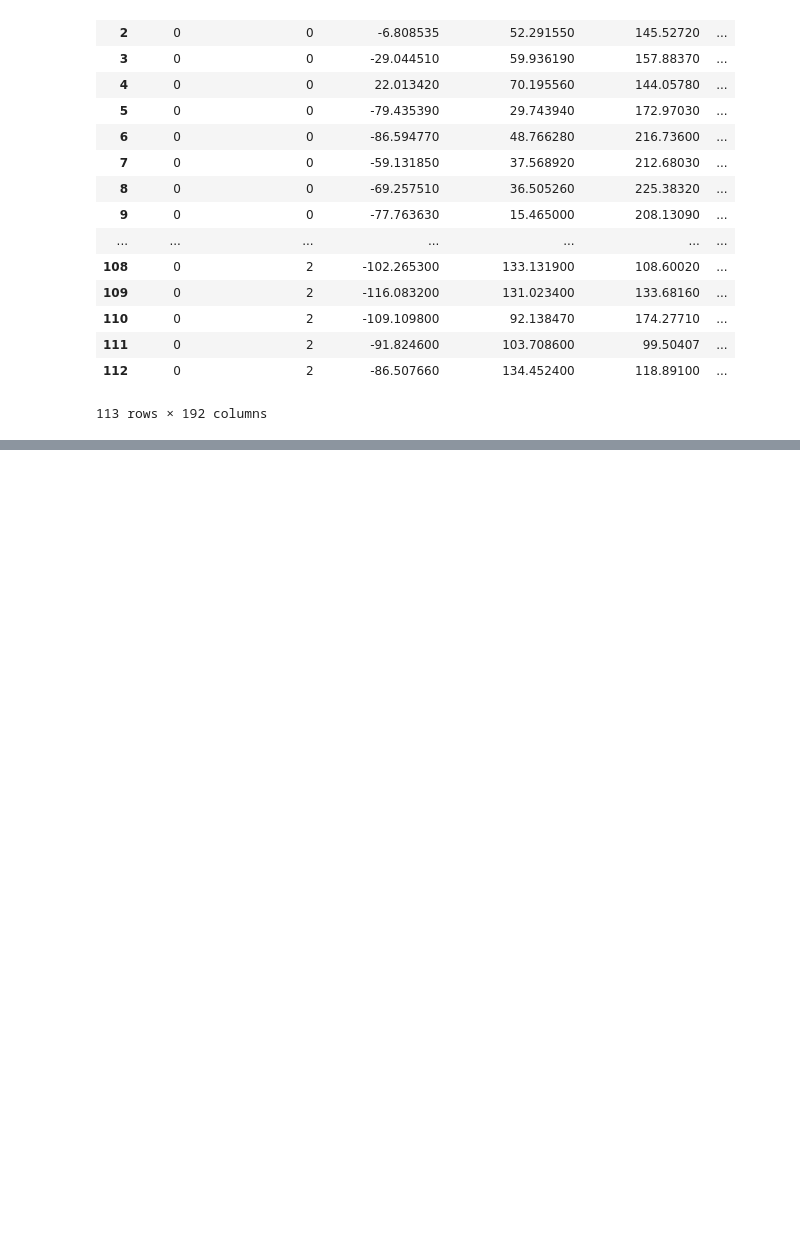
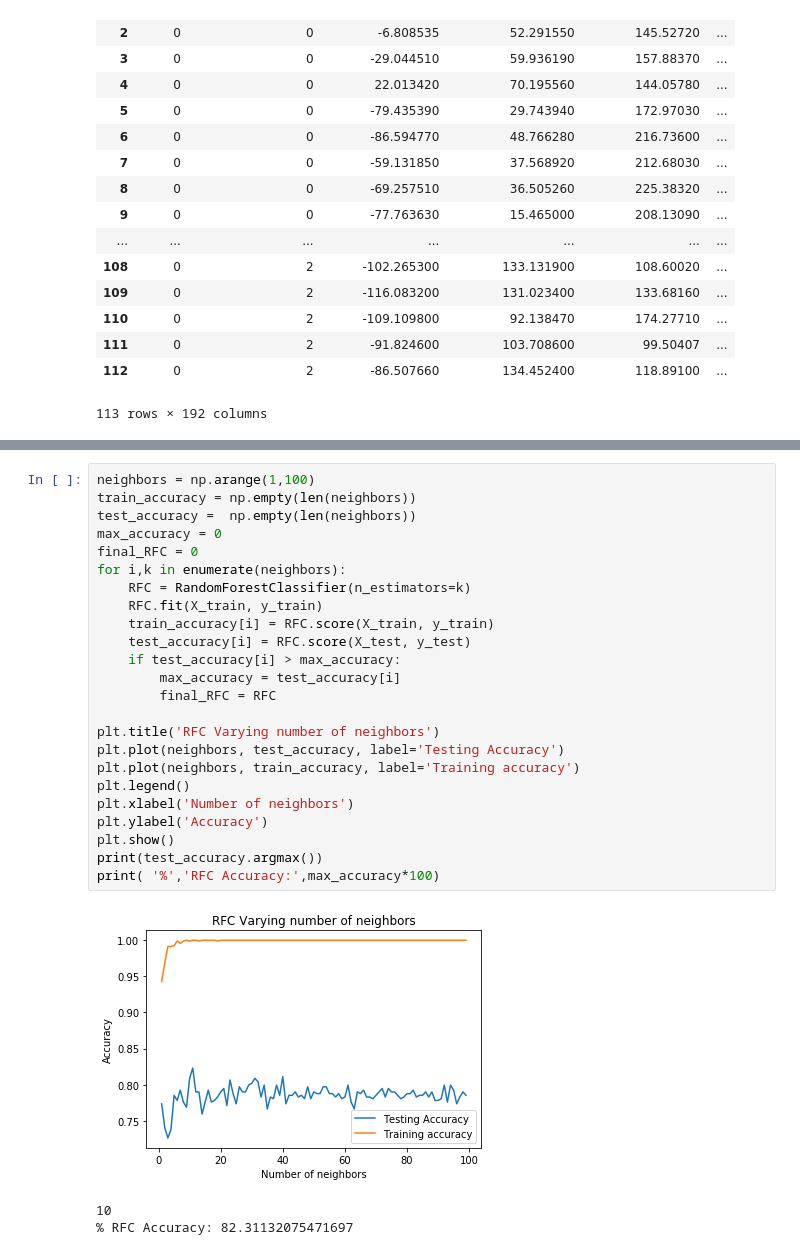
Before and after one commit to Eliot100/finl-work, a Jupyter notebook: עבודה סופית 2.ipynb, the cells around one changed output, grey strips where cells are left out. Drawn from its saved outputs; the diff is of its cells as text; blank space fills up the shorter version.

```diff
--- a/עבודה סופית 2.ipynb
+++ b/עבודה סופית 2.ipynb
@@ -497,0 +669,28 @@ print( '%','RFC Accuracy:',(Accuracy*100)//0.01/100)
+# %%
+neighbors = np.arange(1,100)
+train_accuracy = np.empty(len(neighbors))
+test_accuracy =  np.empty(len(neighbors))
+max_accuracy = 0
+final_RFC = 0
+for i,k in enumerate(neighbors):
+    RFC = RandomForestClassifier(n_estimators=k)
+    RFC.fit(X_train, y_train)
+    train_accuracy[i] = RFC.score(X_train, y_train)
+    test_accuracy[i] = RFC.score(X_test, y_test)
+    if test_accuracy[i] > max_accuracy:
+        max_accuracy = test_accuracy[i]
+        final_RFC = RFC
+
+plt.title('RFC Varying number of neighbors')
+plt.plot(neighbors, test_accuracy, label='Testing Accuracy')
+plt.plot(neighbors, train_accuracy, label='Training accuracy')
+plt.legend()
+plt.xlabel('Number of neighbors')
+plt.ylabel('Accuracy')
+plt.show()
+print(test_accuracy.argmax())
+print( '%','RFC Accuracy:',max_accuracy*100)
+# %% [output]
+[figure, added]
+10
+% RFC Accuracy: 82.31132075471697
```
Also changed, not shown: parts of 43 cells of this notebook.
